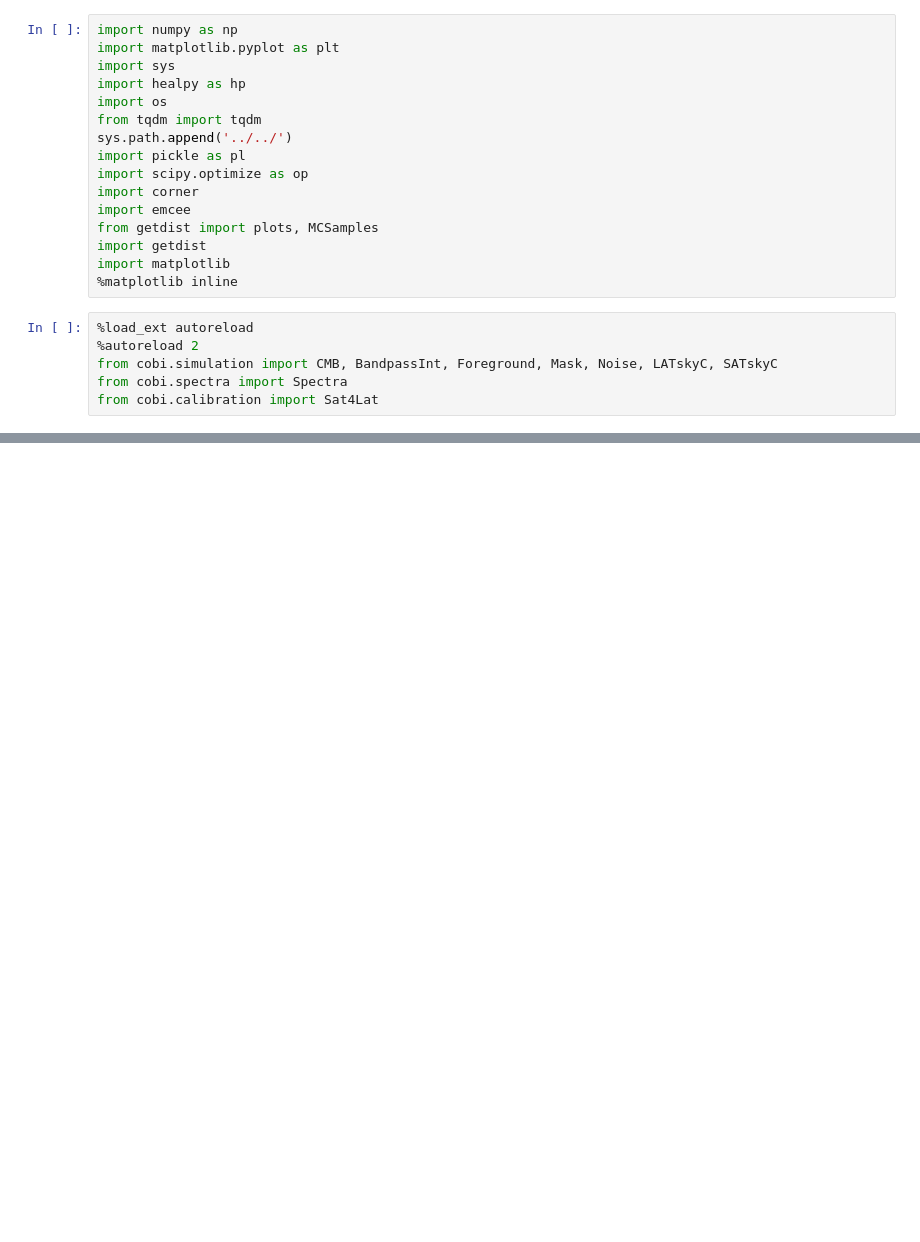
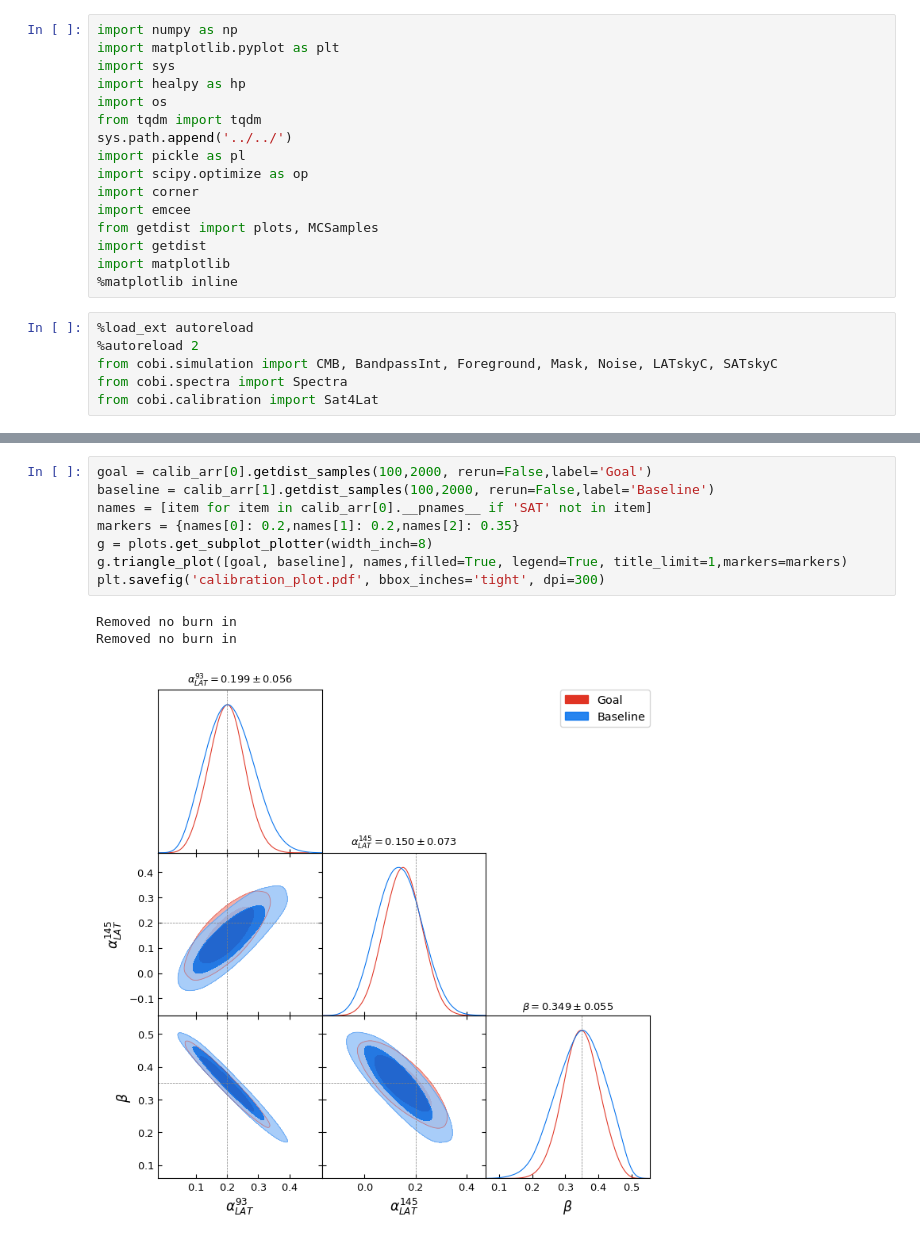
Before and after one commit to antolonappan/cobi, a Jupyter notebook: examples/simulations/calibration.ipynb, the cells around one changed output, grey strips where cells are left out. Drawn from its saved outputs; the diff is of its cells as text; blank space fills up the shorter version.

```diff
--- a/examples/simulations/calibration.ipynb
+++ b/examples/simulations/calibration.ipynb
@@ -97,0 +71,12 @@ Removed no burn in
+# %%
+goal = calib_arr[0].getdist_samples(100,2000, rerun=False,label='Goal')
+baseline = calib_arr[1].getdist_samples(100,2000, rerun=False,label='Baseline')
+names = [item for item in calib_arr[0].__pnames__ if 'SAT' not in item]
+markers = {names[0]: 0.2,names[1]: 0.2,names[2]: 0.35}
+g = plots.get_subplot_plotter(width_inch=8)
+g.triangle_plot([goal, baseline], names,filled=True, legend=True, title_limit=1,markers=markers)
+plt.savefig('calibration_plot.pdf', bbox_inches='tight', dpi=300)
+# %% [output]
+Removed no burn in
+Removed no burn in
+[figure, added]
```
Also changed, not shown: parts of 13 cells of this notebook, 10 other files.
